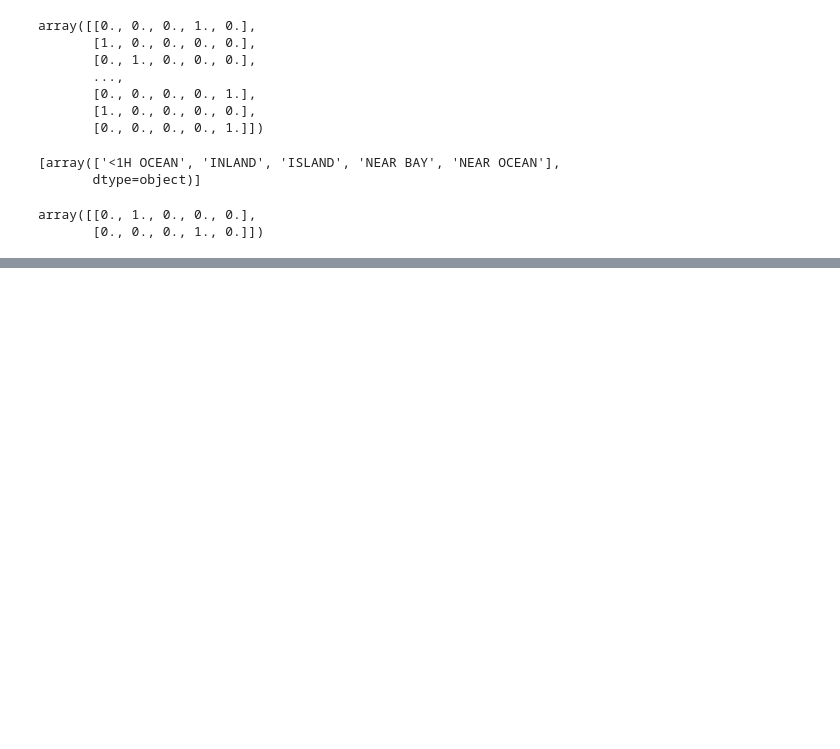
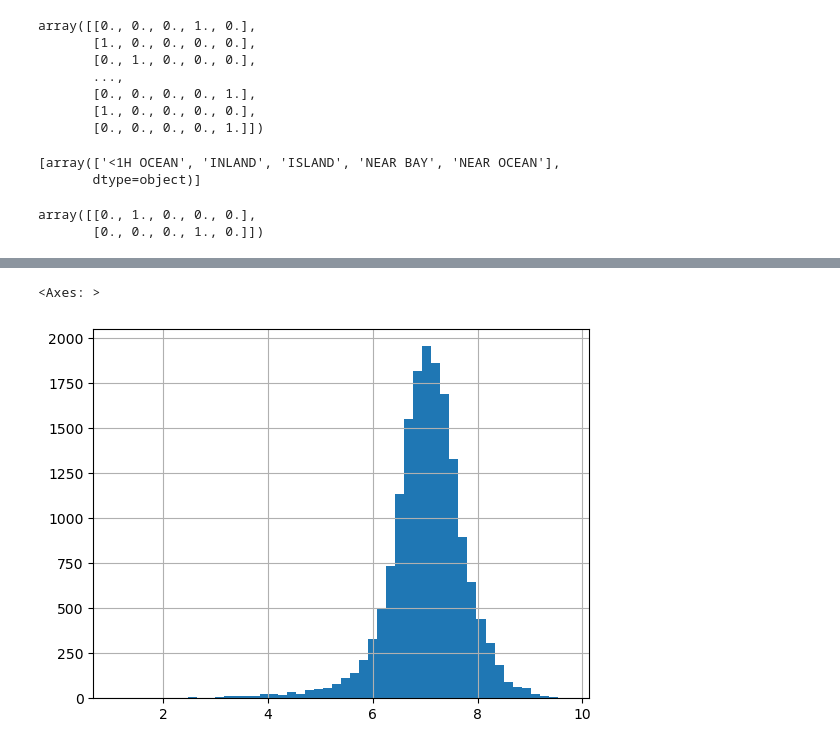
Before and after one commit to DeepjyotiBhattacharjee/Hands-On_ML-Book, a Jupyter notebook: California_Housing.ipynb, the cells around one changed output, grey strips where cells are left out. Cells and saved outputs as stored; diff of their text form; code cells hidden in the pictures; blank space fills up the shorter version.

```diff
--- a/California_Housing.ipynb
+++ b/California_Housing.ipynb
@@ -384,0 +411,5 @@ array([[0., 1., 0., 0., 0.],
+# %%
+np.log(housing_num['population']).hist(bins=50)
+# %% [output]
+<Axes: >
+[figure, added]
```
Also changed, not shown: parts of 11 cells of this notebook.
